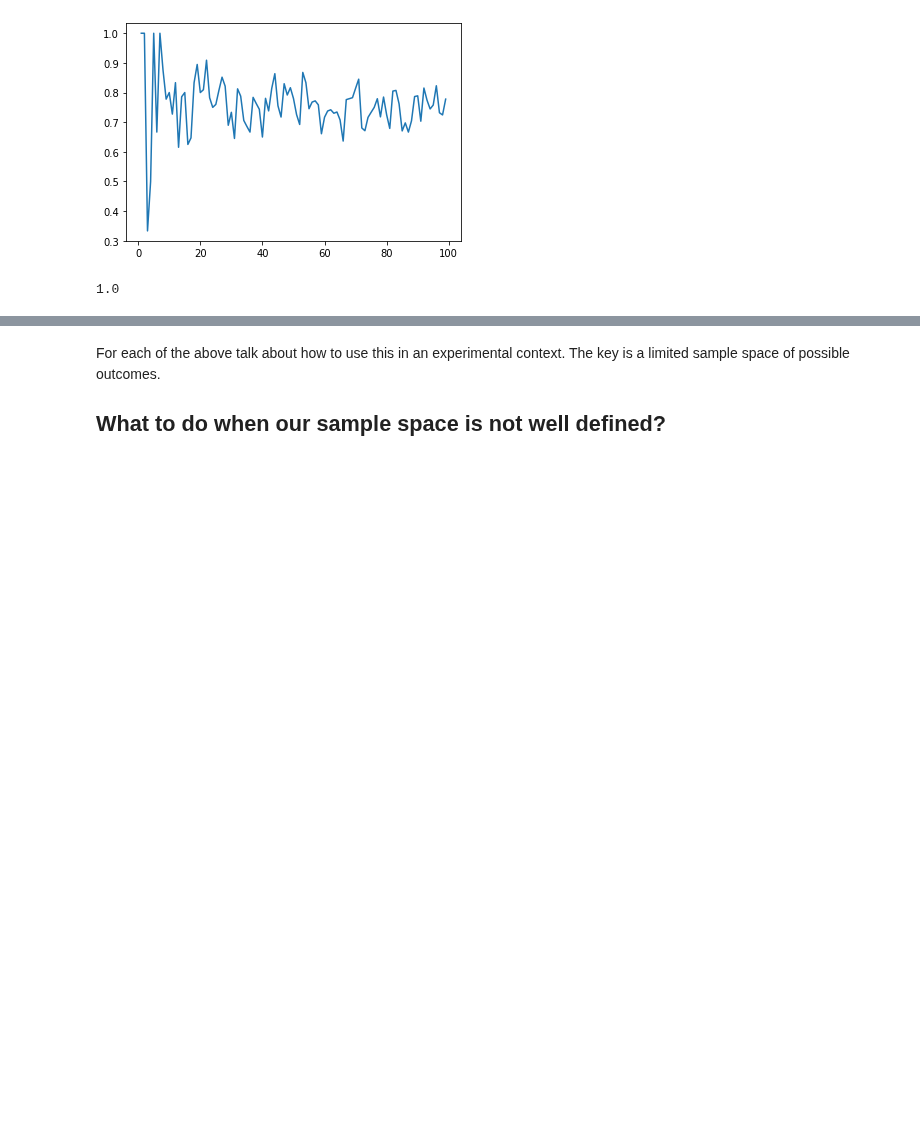
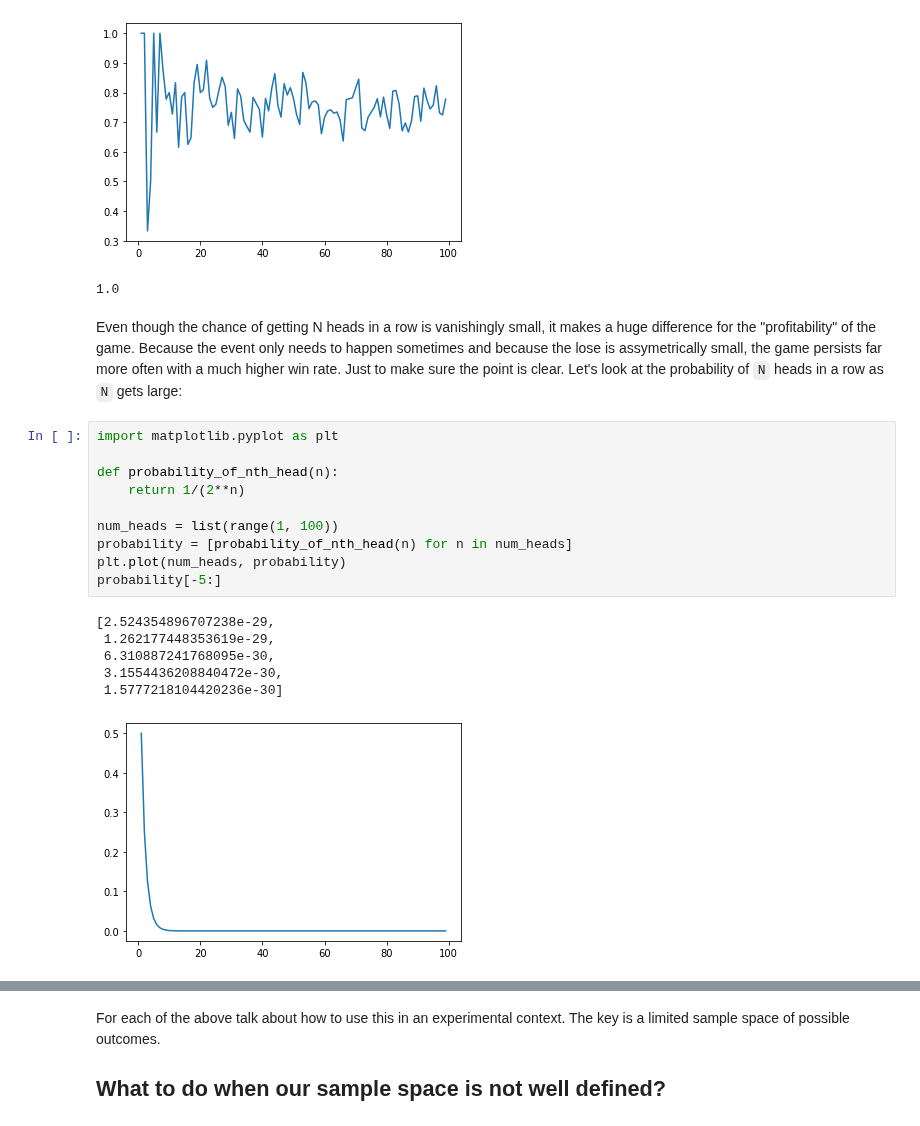
Before and after one commit to EricSchles/datascience_book, a Jupyter notebook: Statistical tests, from scratch.ipynb, the cells around one changed output, grey strips where cells are left out. Cells and saved outputs as stored; diff of their text form; blank space fills up the shorter version.

```diff
--- a/Statistical tests, from scratch.ipynb
+++ b/Statistical tests, from scratch.ipynb
@@ -181,3 +181,22 @@ print(max(probability_win_something))
 # %% [output]
 [figure]
 1.0
+# %% [markdown]
+Even though the chance of getting N heads in a row is vanishingly small, it makes a huge difference for the "profitability" of the game.  Because the event only needs to happen sometimes and because the lose is assymetrically small, the game persists far more often with a much higher win rate.  Just to make sure the point is clear.  Let's look at the probability of `N` heads in a row as `N` gets large:
+# %%
+import matplotlib.pyplot as plt
+
+def probability_of_nth_head(n):
+    return 1/(2**n)
+
+num_heads = list(range(1, 100))
+probability = [probability_of_nth_head(n) for n in num_heads]
+plt.plot(num_heads, probability)
+probability[-5:]
+# %% [output]
+[2.524354896707238e-29,
+ 1.262177448353619e-29,
+ 6.310887241768095e-30,
+ 3.1554436208840472e-30,
+ 1.5777218104420236e-30]
+[figure, added]
```
Also changed, not shown: parts of 3 cells of this notebook.
